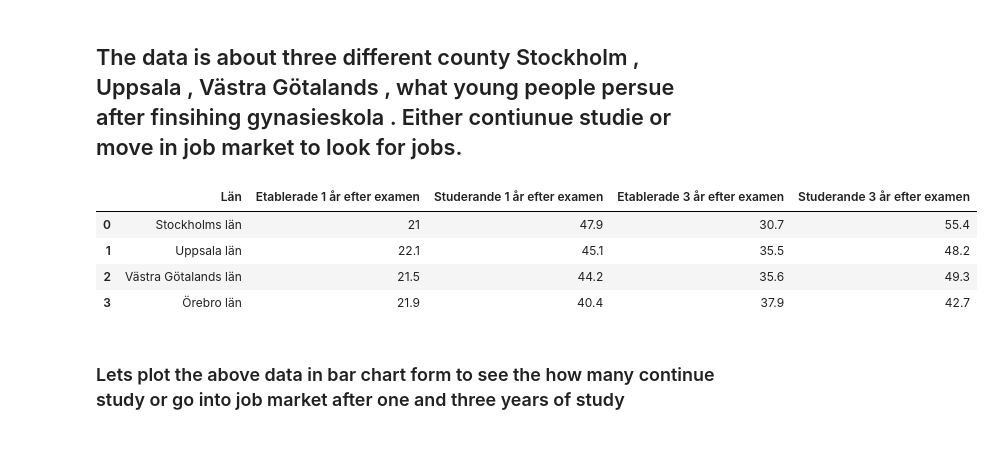
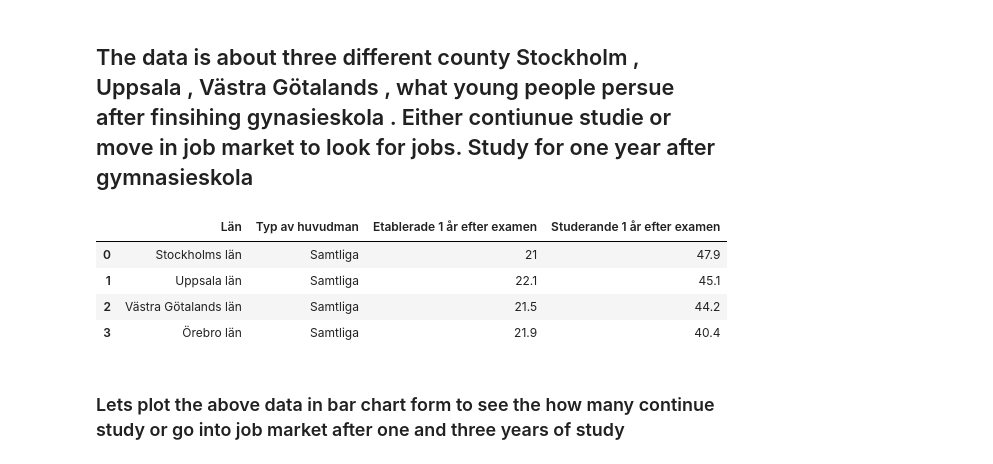
Before and after one commit to mosendamnit/Python-Muhsin-Ahmad-OPA23, a Jupyter notebook: Lab2/Uppgift_2/uppgift_2.ipynb, the cells around one changed output. Drawn from its saved outputs; the diff is of its cells as text; code cells hidden in the pictures.

Commit message:
KPI for student study for 1 , 3 and 5 year after gymnasiet

```diff
--- a/Lab2/Uppgift_2/uppgift_2.ipynb
+++ b/Lab2/Uppgift_2/uppgift_2.ipynb
@@ -1,38 +1,37 @@
 # %% [markdown]
-## The data is about three different county Stockholm , Uppsala , Västra Götalands , what young people persue after finsihing gynasieskola . Either contiunue studie or move in job market to look for jobs.
+## The data is about three different county Stockholm , Uppsala , Västra Götalands , what young people persue after finsihing gynasieskola . Either contiunue studie or move in job market to look for jobs. Study for one year after gymnasieskola
 # %%
 import pandas as pd
 
 # Read the data
 df_gymnasieskola = pd.read_excel("../Uppgift_2/Gymnasieskola - Vad ungdomar gör efter gymnasieskolan 2013 Län.xlsx", sheet_name="Samtliga program")
 
 # Rename the columns
 df_column_rename = {
     df_gymnasieskola.columns[0]: "Län",
+    df_gymnasieskola.columns[2]: "Typ av huvudman",
     df_gymnasieskola.columns[4]: "Etablerade 1 år efter examen",
     df_gymnasieskola.columns[5]: "Studerande 1 år efter examen",
-    df_gymnasieskola.columns[6]: "Etablerade 3 år efter examen",
-    df_gymnasieskola.columns[7]: "Studerande 3 år efter examen",
 }
 
 df_gymnasieskola_renamed = df_gymnasieskola.rename(columns=df_column_rename)
 
 # Filter the rows for desired counties
 df_wanted_data = df_gymnasieskola_renamed[df_gymnasieskola_renamed["Län"].isin(["Stockholms län", "Uppsala län", "Västra Götalands län", "Örebro län"])]
 
 # Keep only the first occurrence of each unique county
 df_wanted_data = df_wanted_data.groupby("Län").first().reset_index()
 
-df_wanted_data = df_wanted_data.drop(['Unnamed: 1','Unnamed: 2','Unnamed: 3', 'Unnamed: 8', 'Unnamed: 9'], axis=1)
+df_wanted_data = df_wanted_data.drop(['Unnamed: 1','Unnamed: 3', 'Unnamed: 6', 'Unnamed: 7', 'Unnamed: 8', 'Unnamed: 9'], axis=1)
 
 # Print the data
 df_wanted_data
 # %% [output]
-|  | Län | Etablerade 1 år efter examen | Studerande 1 år efter examen | Etablerade 3 år efter examen | Studerande 3 år efter examen |
-| 0 | Stockholms län | 21 | 47.9 | 30.7 | 55.4 |
-| 1 | Uppsala län | 22.1 | 45.1 | 35.5 | 48.2 |
-| 2 | Västra Götalands län | 21.5 | 44.2 | 35.6 | 49.3 |
-| 3 | Örebro län | 21.9 | 40.4 | 37.9 | 42.7 |
+|  | Län | Typ av huvudman | Etablerade 1 år efter examen | Studerande 1 år efter examen |
+| 0 | Stockholms län | Samtliga | 21 | 47.9 |
+| 1 | Uppsala län | Samtliga | 22.1 | 45.1 |
+| 2 | Västra Götalands län | Samtliga | 21.5 | 44.2 |
+| 3 | Örebro län | Samtliga | 21.9 | 40.4 |
 # %% [markdown]
 ### Lets plot the above data in bar chart form to see the how many continue study or go into job market after one and three years of study
 # %%
```
Also changed, not shown: parts of 12 cells of this notebook.
